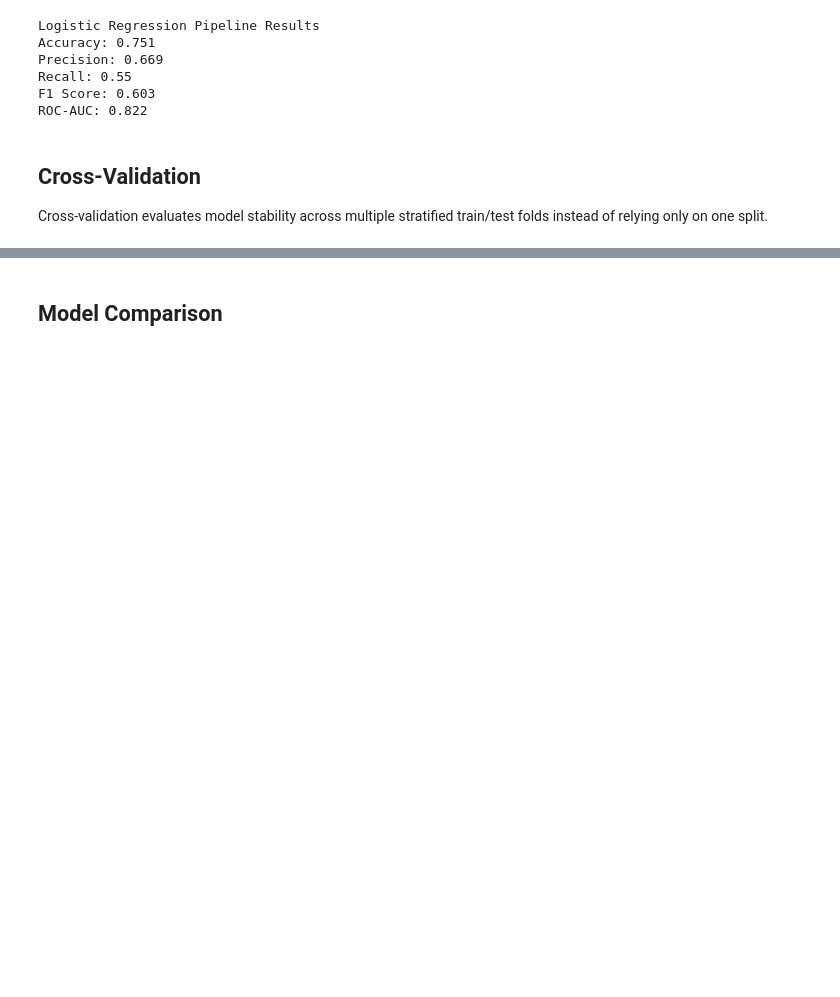
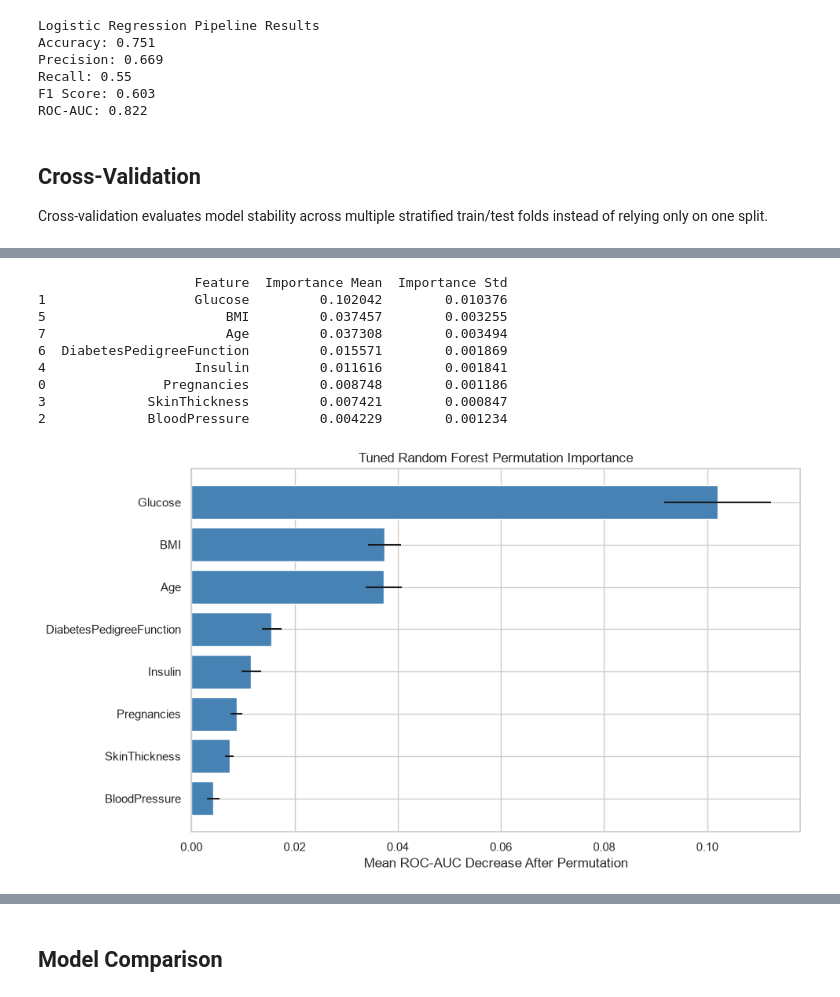
Before and after one commit to WalterK22203/Diabetes_Prediction_Model, a Jupyter notebook: Final_Project.ipynb, the cells around one changed output, grey strips where cells are left out. Cells and saved outputs as stored; diff of their text form; code cells hidden in the pictures; blank space fills up the shorter version.

```diff
--- a/Final_Project.ipynb
+++ b/Final_Project.ipynb
@@ -383,3 +437,44 @@ cv_results.round(3)
+# %%
+permutation_results = permutation_importance(
+    tuned_random_forest.best_estimator_,
+    X_test_clean,
+    y_test_clean,
+    scoring="roc_auc",
+    n_repeats=10,
+    random_state=100,
+    n_jobs=1
+)
+
+permutation_importance_df = pd.DataFrame({
+    "Feature": X_clean.columns,
+    "Importance Mean": permutation_results.importances_mean,
+    "Importance Std": permutation_results.importances_std
+}).sort_values(by="Importance Mean", ascending=False)
+
+print(permutation_importance_df)
+
+plot_data = permutation_importance_df.sort_values(by="Importance Mean", ascending=True)
+plt.figure(figsize=(10, 6))
+plt.barh(
+    plot_data["Feature"],
+    plot_data["Importance Mean"],
+    xerr=plot_data["Importance Std"],
+    color="steelblue"
+)
+plt.title("Tuned Random Forest Permutation Importance")
+plt.xlabel("Mean ROC-AUC Decrease After Permutation")
+plt.show()
+# %% [output]
+                    Feature  Importance Mean  Importance Std
+1                   Glucose         0.102042        0.010376
+5                       BMI         0.037457        0.003255
+7                       Age         0.037308        0.003494
+6  DiabetesPedigreeFunction         0.015571        0.001869
+4                   Insulin         0.011616        0.001841
+0               Pregnancies         0.008748        0.001186
+3             SkinThickness         0.007421        0.000847
+2             BloodPressure         0.004229        0.001234
+[figure, added]
 # %% [markdown]
 ## Detailed Evaluation Visuals
 
```
Also changed, not shown: parts of 11 cells of this notebook, 1 other file.
